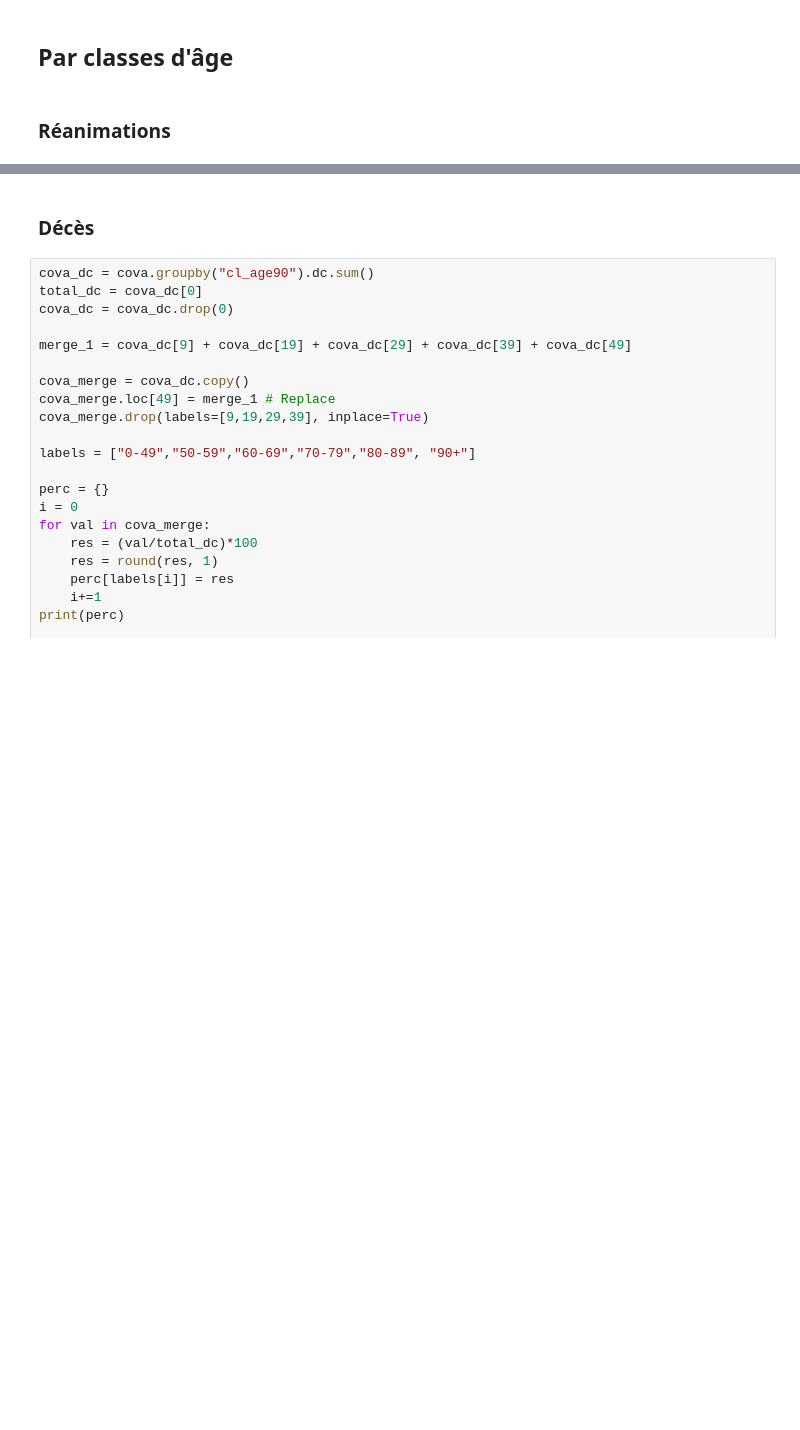
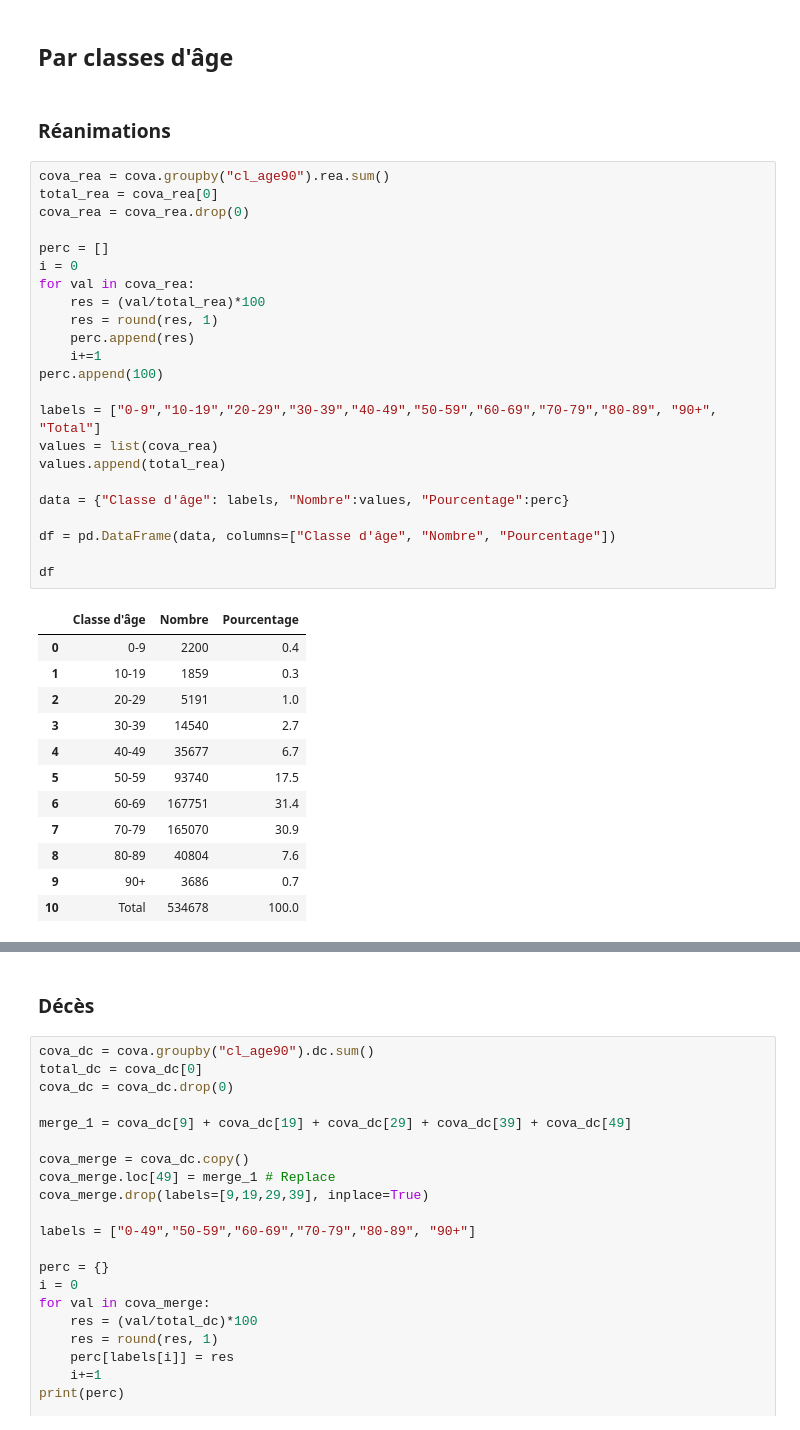
Before and after one commit to Kartmaan/Covid_19_fr, a Jupyter notebook: cov_hosp.ipynb, the cells around one changed output, grey strips where cells are left out. Cells and saved outputs as stored; diff of their text form; blank space fills up the shorter version.

```diff
--- a/cov_hosp.ipynb
+++ b/cov_hosp.ipynb
@@ -479,4 +479,40 @@ Variation hébdomadaire = -45 [-29.8%] (Cette sem. : 106, Sem. der. : 151)
 ## Par classes d'âge
 # %% [markdown]
 ### Réanimations
+# %%
+cova_rea = cova.groupby("cl_age90").rea.sum()
+total_rea = cova_rea[0]
+cova_rea = cova_rea.drop(0)
+
+perc = []
+i = 0
+for val in cova_rea:
+    res = (val/total_rea)*100
+    res = round(res, 1)
+    perc.append(res)
+    i+=1
+perc.append(100)
+
+labels = ["0-9","10-19","20-29","30-39","40-49","50-59","60-69","70-79","80-89", "90+", "Total"]
+values = list(cova_rea)
+values.append(total_rea)
+
+data = {"Classe d'âge": labels, "Nombre":values, "Pourcentage":perc}
+
+df = pd.DataFrame(data, columns=["Classe d'âge", "Nombre", "Pourcentage"])
+
+df
+# %% [output]
+|  | Classe d'âge | Nombre | Pourcentage |
+| 0 | 0-9 | 2200 | 0.4 |
+| 1 | 10-19 | 1859 | 0.3 |
+| 2 | 20-29 | 5191 | 1.0 |
+| 3 | 30-39 | 14540 | 2.7 |
+| 4 | 40-49 | 35677 | 6.7 |
+| 5 | 50-59 | 93740 | 17.5 |
+| 6 | 60-69 | 167751 | 31.4 |
+| 7 | 70-79 | 165070 | 30.9 |
+| 8 | 80-89 | 40804 | 7.6 |
+| 9 | 90+ | 3686 | 0.7 |
+| 10 | Total | 534678 | 100.0 |
 # %%
```
Also changed, not shown: parts of 1 cell of this notebook.
